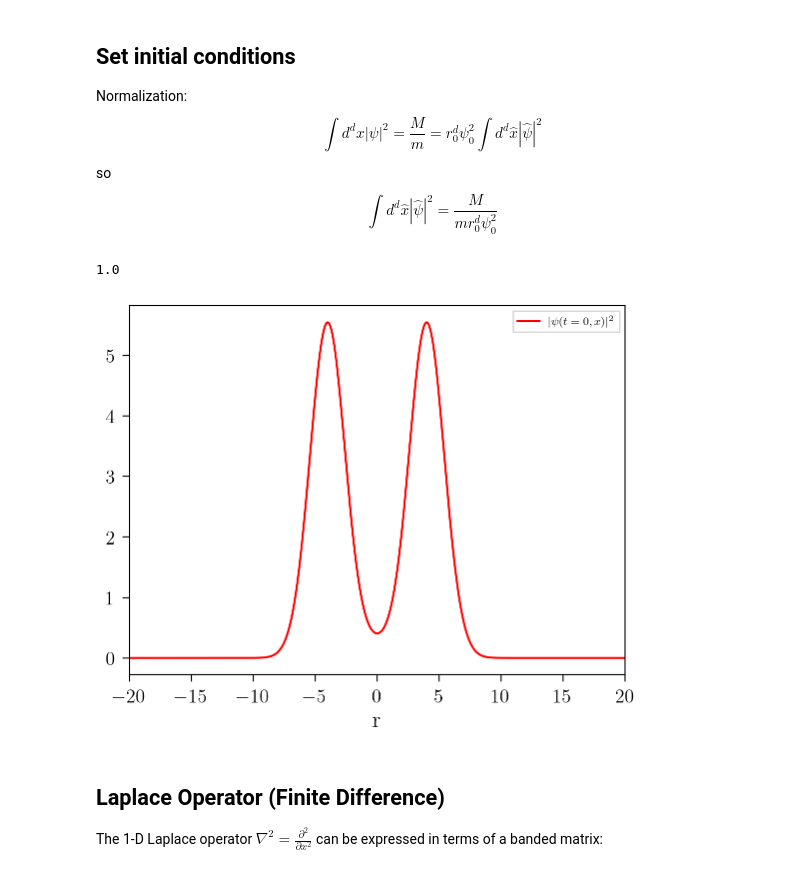
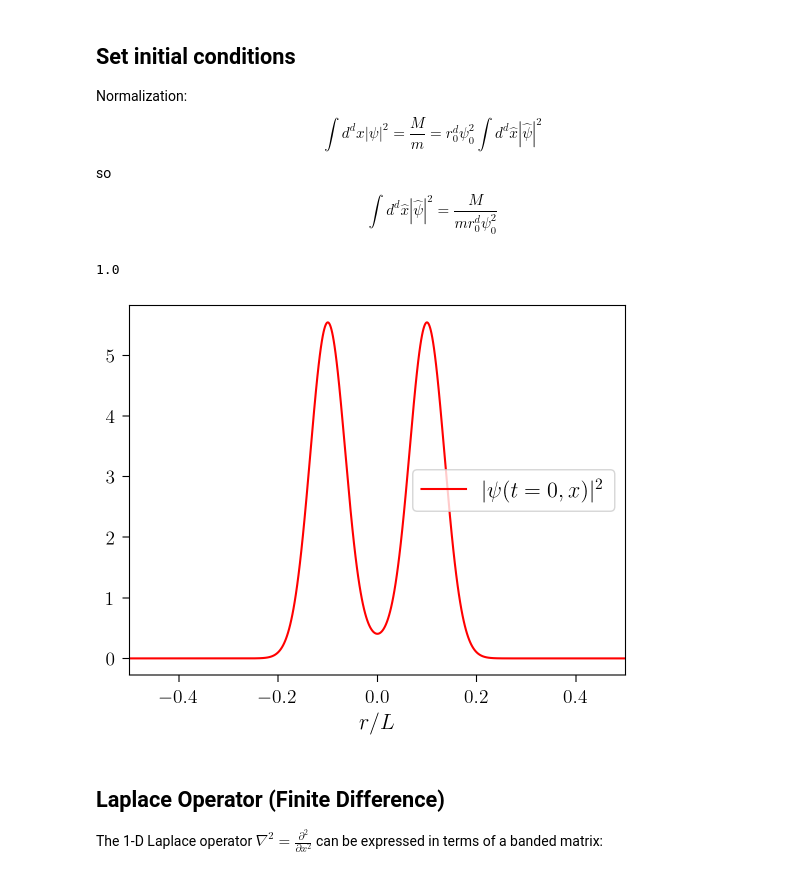
Before and after one commit to ccapanelli/Interference-SIFDM, a Jupyter notebook: Schrodinger-1D-SHO.ipynb, the cells around one changed output. Cells and saved outputs as stored; diff of their text form; code cells hidden in the pictures.

```diff
--- a/Schrodinger-1D-SHO.ipynb
+++ b/Schrodinger-1D-SHO.ipynb
@@ -51,38 +51,39 @@ omega2 = 1 # dimensionless
 
 
 # A = 1.0 / (k0 * np.sqrt(np.pi)) # normalization constant
 
 # # Initial Wavefunction: psi0 =  normalization*(Random phase)*(Gaussian in x)*e^{i*k*x}
 # psi0 = np.sqrt(0.5)*np.exp(1j*np.pi*float(np.random.rand(1)))* np.exp(-(x-x0)**2 * (2.0 * k0**2)) * np.exp(1j * kx * x)
 # psi0 += np.sqrt(0.5)*np.exp(1j*np.pi*float(np.random.rand(1))) * np.exp(-(x+x0)**2 * (2.0 * k0**2)) * np.exp(1j * kx * x)
 
 
 psi0 = np.exp(-(x-x0)**2 * (2.0 * k0**2)) * np.exp(1j * kx * x0)
 psi0 +=  np.exp(-(x+x0)**2 * (2.0 * k0**2)) * np.exp(1j * kx * x0)
 
 
 psi0 *= np.sqrt( rho_avg/ np.average(np.abs(psi0)**2)) # normalize
 
 print(np.average(np.abs(psi0)**2))
 
 # Potential V(x)
 V = omega2*x**2
 
 # Make a plot of psi0 and V
 #
 
 plt.figure()
 # plt.plot(x, V*1e-4, "k--", label=r"$V(r) \times 10^{-4}$")
-plt.plot(x, np.abs(psi0)**2, "r", label=r"$\vert\psi(t=0,x)\vert^2$")
-plt.xlabel("r")
-plt.xlim([-20,20])
-plt.legend(loc=1, fontsize=8, fancybox=False)
+plt.plot(x/L, np.abs(psi0)**2, "r", label=r"$\vert\psi(t=0,x)\vert^2$")
+plt.xlabel(r"$r/L$")
+plt.xlim([-20/L,20/L])
+plt.legend()
 # plt.yscale("log")
+# plt.savefig('interference-1d-Schrodinger-IC.png', dpi = 300, facecolor="white", bbox_inches = "tight")
 plt.show()
 # print("Total Probability: ", np.sum(np.abs(psi0)**2))
 # %% [output]
 1.0
-[figure, old version]
+[figure, new version]
 # %% [markdown]
 ## Laplace Operator (Finite Difference)
 
```
Also changed, not shown: parts of 10 cells of this notebook, 4 other files.
